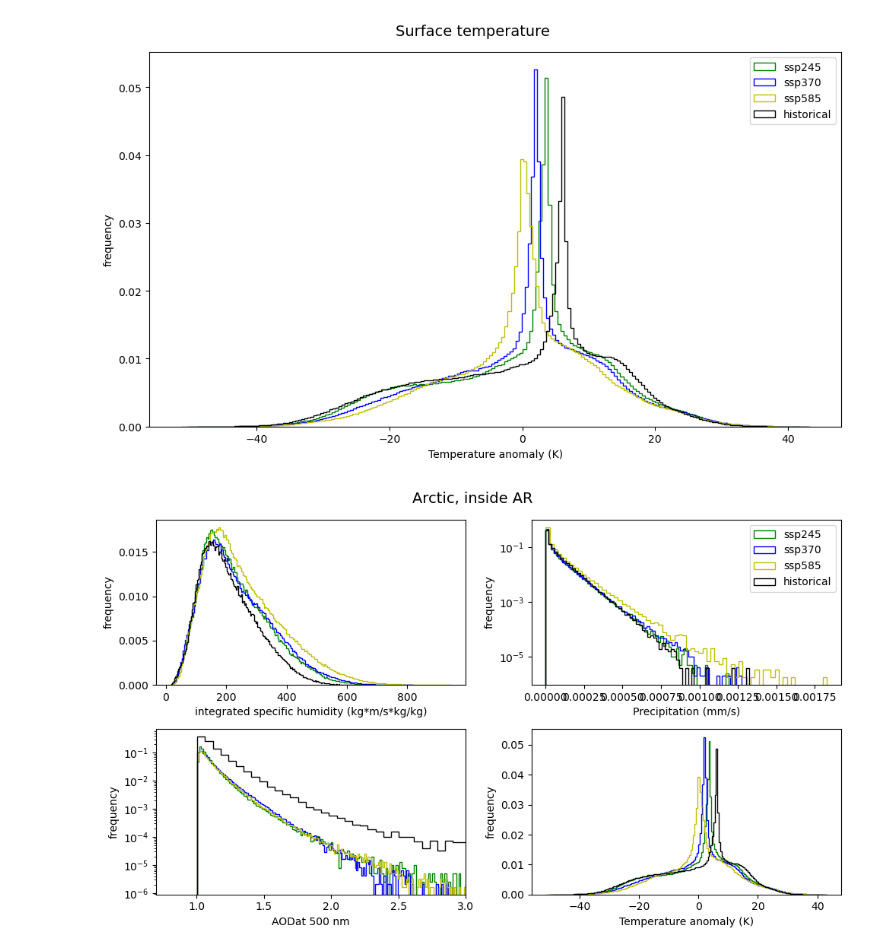
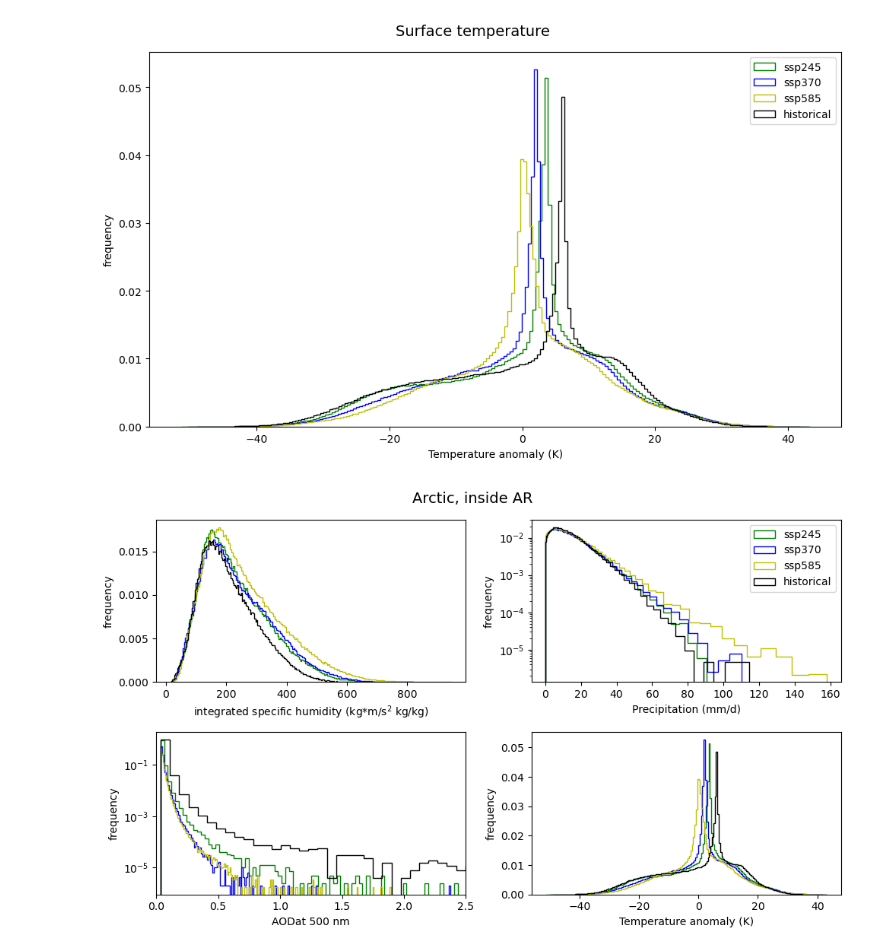
Before and after one commit to eScience-course/Tjaernoe2022-group5, a Jupyter notebook: notebooks/Lea/fp_all_scenarios.ipynb, the cells around one changed output. Cells and saved outputs as stored; diff of their text form; code cells hidden in the pictures.

```diff
--- a/notebooks/Lea/fp_all_scenarios.ipynb
+++ b/notebooks/Lea/fp_all_scenarios.ipynb
@@ -16,3 +17,15 @@ from importcmip import aod245, aodh, aod585, read_370
+# %%
+from aod_correction import bias_correction
+# perform bias correction for aerosol data
+histo = aodh['od550aer'].values
+ssp245 = aod245['od550aer'].values
+ssp585 = aod585['od550aer'].values
+b245 = bias_correction(histo,ssp245, '245')
+b585 = bias_correction(histo,ssp585, '585')
+
+aodh['od550aer'] = (['time','lat','lon'], b245[0])
+aod245['od550aer'] = (['time','lat','lon'], b245[1])
+aod585['od550aer'] = (['time','lat','lon'], b585[1])
 # %%
 #load and merge data
 arh = xr.open_dataset('historical20002014_AR_detection.nc')
@@ -24,12 +37,7 @@ cmh = read_pangeo(2000, 2014, 'historical')
 dh = cmh.merge(aodh.drop(['lat_bnds', 'time_bnds', 'lon_bnds']))
 
 cm245 = read_pangeo(2085, 2099, 'ssp245')
-d245= cm245.merge(aod245)
-
-cm370 = read_pangeo(2085, 2099, 'ssp370')
-cm370b = read_370()
-d370 = cm370.merge(cm370b.drop(('lat_bnds', 'time_bnds', 'lon_bnds')))
-
+d245= cm245.merge(aod245.drop(['lat_bnds', 'time_bnds', 'lon_bnds']))
 
 cm585 = read_pangeo(2085, 2099, 'ssp585')
 d585 = cm585.merge(aod585.drop(('lat_bnds', 'time_bnds', 'lon_bnds')))
@@ -35,0 +96,3 @@ d585 = cm585.merge(aod585.drop(('lat_bnds', 'time_bnds', 'lon_bnds')))
+# %%
+cm585 = read_pangeo(2085, 2099, 'ssp585')
+d585 = cm585.merge(aod585.drop(('lat_bnds', 'time_bnds', 'lon_bnds')))
@@ -382,38 +435,39 @@ axs[0].hist(int_nh585, weights = np.zeros_like(int_nh585)+1./int_nh585.size,
         fill = False, edgecolor='y',  histtype = 'step', linewidth = 1,label = "ssp585", bins= 200)
 axs[0].hist(int_nhh, weights = np.zeros_like(int_nhh)+1./int_nhh.size,
         fill = False, edgecolor='k', histtype = 'step', linewidth = 1, label = "historical", bins= 200)
-axs[0].set( xlabel = 'integrated specific humidity (kg*m/s*kg/kg)', ylabel = 'frequency')
+axs[0].set( xlabel = 'integrated specific humidity (kg*m/s$^2$ kg/kg)', ylabel = 'frequency')
 
 axs[1].hist(np245, weights = np.zeros_like(np245)+1./np245.size,
-        fill = False, edgecolor='g', histtype = 'step', linewidth = 1, label = "ssp245", bins = 70)
+        fill = False, edgecolor='g', histtype = 'step', linewidth = 1, label = "ssp245", bins=np.logspace(np.log10(np245.min()),np.log10(np245.max()),100))
 axs[1].hist(np370, weights = np.zeros_like(np370)+1./np370.size,
-        fill = False, edgecolor='b', histtype = 'step', linewidth = 1, label = "ssp370", bins = 70)
+        fill = False, edgecolor='b', histtype = 'step', linewidth = 1, label = "ssp370", bins=np.logspace(np.log10(np370.min()),np.log10(np370.max()),100))
 axs[1].hist(np585, weights = np.zeros_like(np585)+1./np585.size,
-        fill = False, edgecolor='y',  histtype = 'step', linewidth = 1,label = "ssp585", bins = 70)
+        fill = False, edgecolor='y',  histtype = 'step', linewidth = 1,label = "ssp585", bins=np.logspace(np.log10(np585.min()),np.log10(np585.max()),100))
 axs[1].hist(nph, weights = np.zeros_like(nph)+1./nph.size,
-        fill = False, edgecolor='k', histtype = 'step', linewidth = 1, label = "historical", bins = 70)
-axs[1].set(yscale ='log', xlabel = 'Precipitation (mm/s)', ylabel = 'frequency')
+        fill = False, edgecolor='k', histtype = 'step', linewidth = 1, label = "historical", bins=np.logspace(np.log10(nph.min()),np.log10(nph.max()),100))
+axs[1].set(yscale ='log', xlabel = 'Precipitation (mm/d)', ylabel = 'frequency')
 axs[1].legend()
 
 axs[2].hist(na245, weights = np.zeros_like(na245)+1./na245.size,
         fill = False, edgecolor='g', histtype = 'step', linewidth = 1, label = "ssp245", bins= 200, )
 axs[2].hist(na370, weights = np.zeros_like(na370)+1./na370.size,
         fill = False, edgecolor='b', histtype = 'step', linewidth = 1, label = "ssp370", bins= 200,)
 axs[2].hist(na585, weights = np.zeros_like(na585)+1./na585.size,
         fill = False, edgecolor='y',  histtype = 'step', linewidth = 1,label = "ssp585", bins= 200, )
 axs[2].hist(nah, weights = np.zeros_like(nah)+1./nah.size,
         fill = False, edgecolor='k', histtype = 'step', linewidth = 1, label = "historical", bins= 200, )
-axs[2].set(yscale = 'log', xlim = (0.7,3), xlabel = 'AODat 500 nm', ylabel = 'frequency')
+axs[2].set( xlim = (0,2.5), xlabel = 'AODat 500 nm', ylabel = 'frequency', yscale = 'log')
 
 axs[3].hist(nt245, weights = np.zeros_like(nt245)+1./nt245.size,
         fill = False, edgecolor='g', histtype = 'step', linewidth = 1, label = "ssp245", bins = 200)
 axs[3].hist(nt370, weights = np.zeros_like(nt370)+1./nt370.size,
         fill = False, edgecolor='b', histtype = 'step', linewidth = 1, label = "ssp370", bins = 200)
 axs[3].hist(nt585, weights = np.zeros_like(nt585)+1./nt585.size,
         fill = False, edgecolor='y',  histtype = 'step', linewidth = 1,label = "ssp585", bins = 200)
 axs[3].hist(nth, weights = np.zeros_like(nth)+1./nth.size,
         fill = False, edgecolor='k', histtype = 'step', linewidth = 1, label = "historical", bins = 200)
 axs[3].set(xlabel = 'Temperature anomaly (K)', ylabel = 'frequency')
 plt.tight_layout()
+plt.savefig('Arctic_future.png')
 # %% [output]
-[figure, old version]
+[figure, new version]
```
Also changed, not shown: parts of 13 cells of this notebook, 8 other files.
